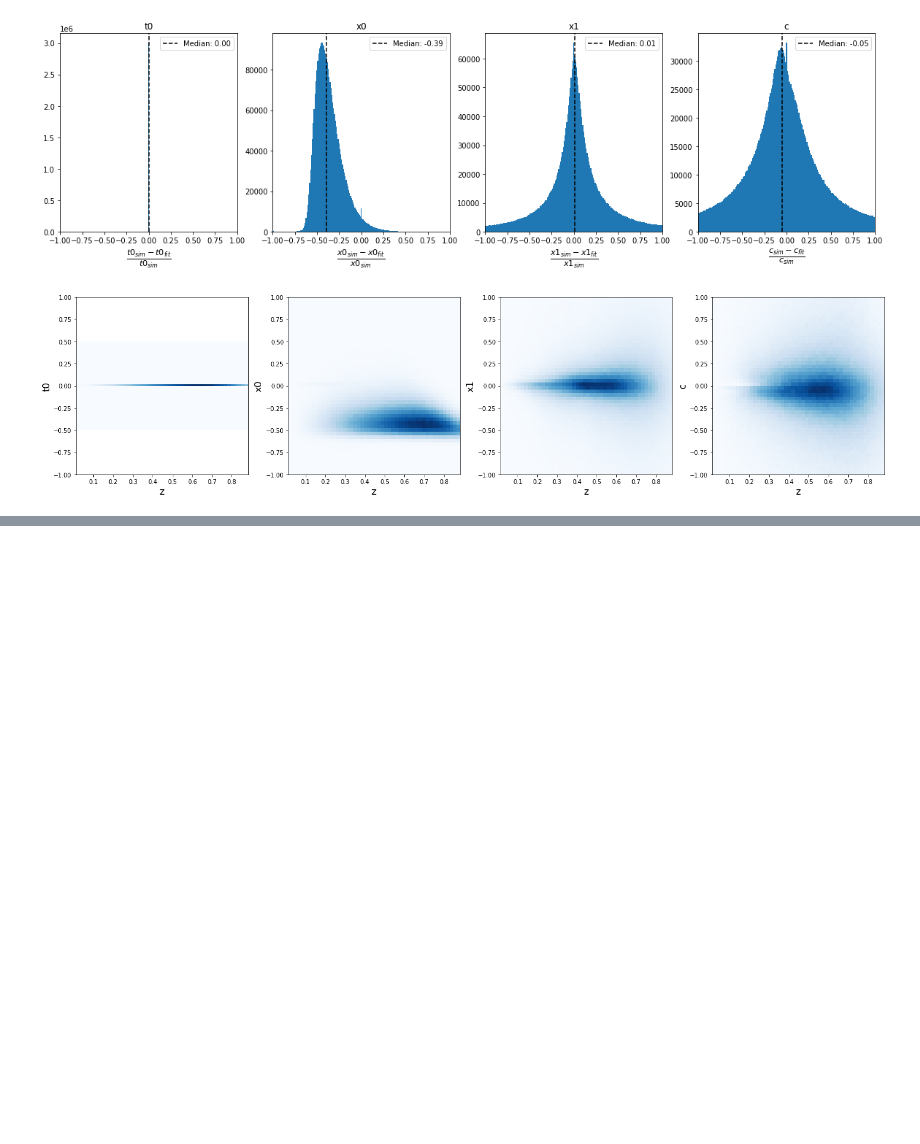
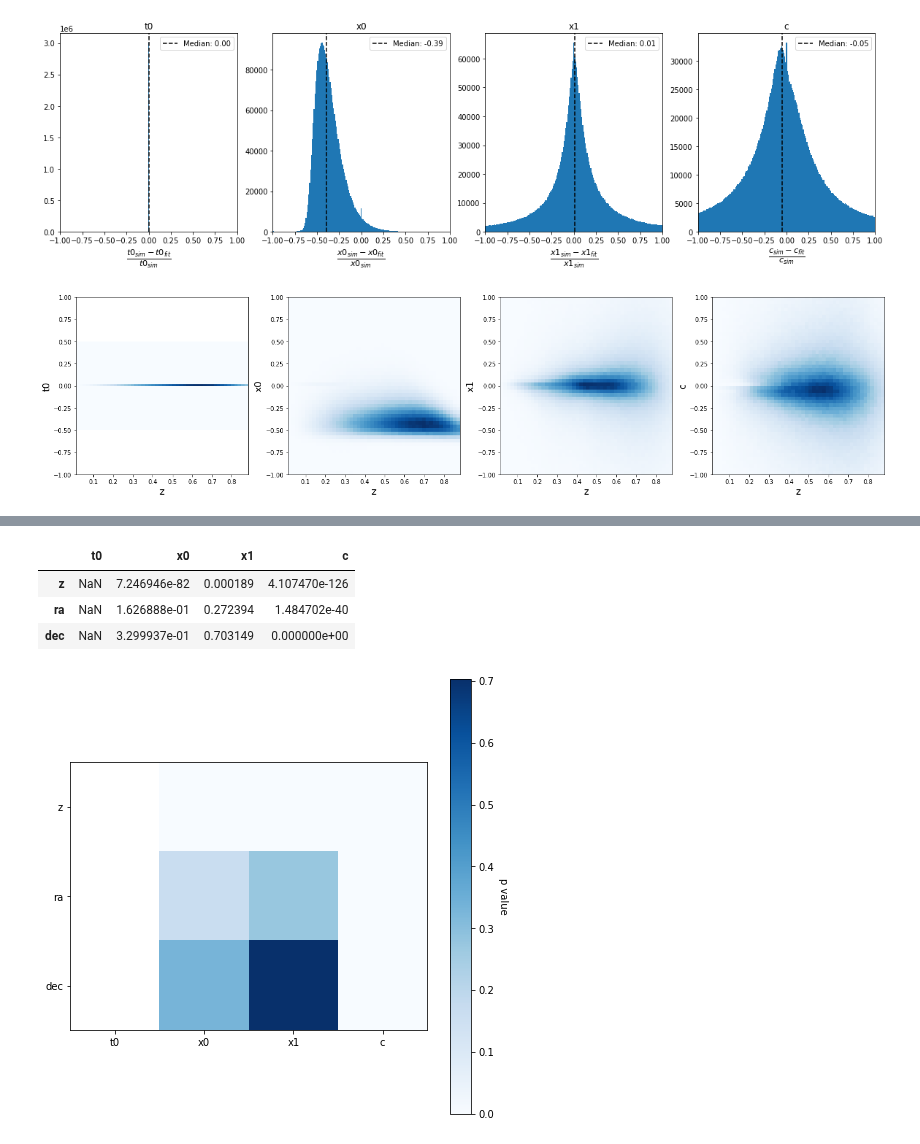
Before and after one commit to LSSTDESC/SN-PWV, a Jupyter notebook: notebooks/pipeline_outputs.ipynb, the cells around one changed output, grey strips where cells are left out. Saved outputs shown, nothing was run; the diff lists cells and outputs as text; code cells hidden in the pictures; blank space fills up the shorter version.

```diff
--- a/notebooks/pipeline_outputs.ipynb
+++ b/notebooks/pipeline_outputs.ipynb
@@ -200,0 +293,9 @@ plot_ra_dec(sim_epoch_fit_4, 'c')
+# %%
+plot_correlations(p, label='p value', cmap='Blues')
+p
+# %% [output]
+|  | t0 | x0 | x1 | c |
+| z | NaN | 7.246946e-82 | 0.000189 | 4.107470e-126 |
+| ra | NaN | 1.626888e-01 | 0.272394 | 1.484702e-40 |
+| dec | NaN | 3.299937e-01 | 0.703149 | 0.000000e+00 |
+[figure, added]
```
Also changed, not shown: parts of 13 cells of this notebook.
